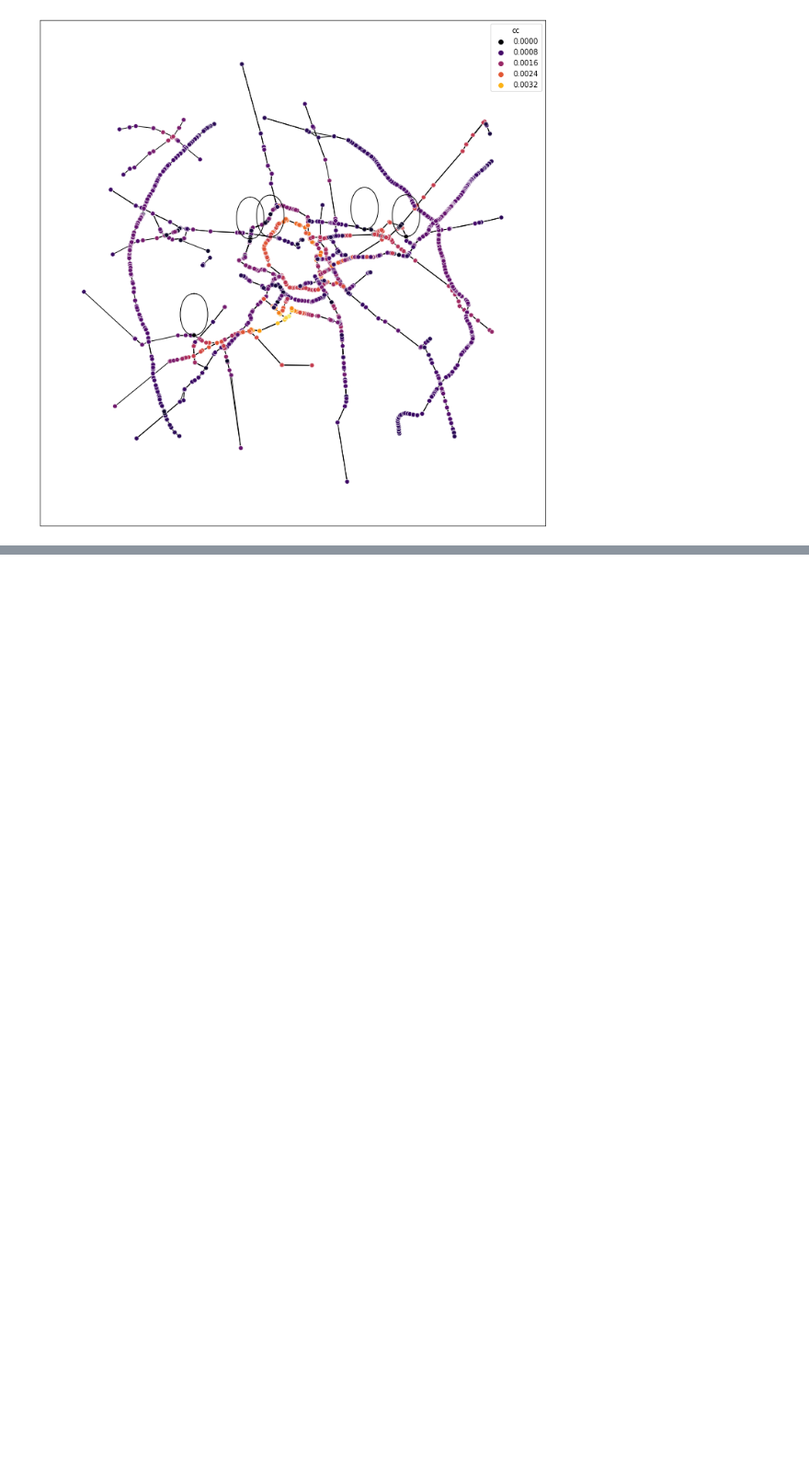
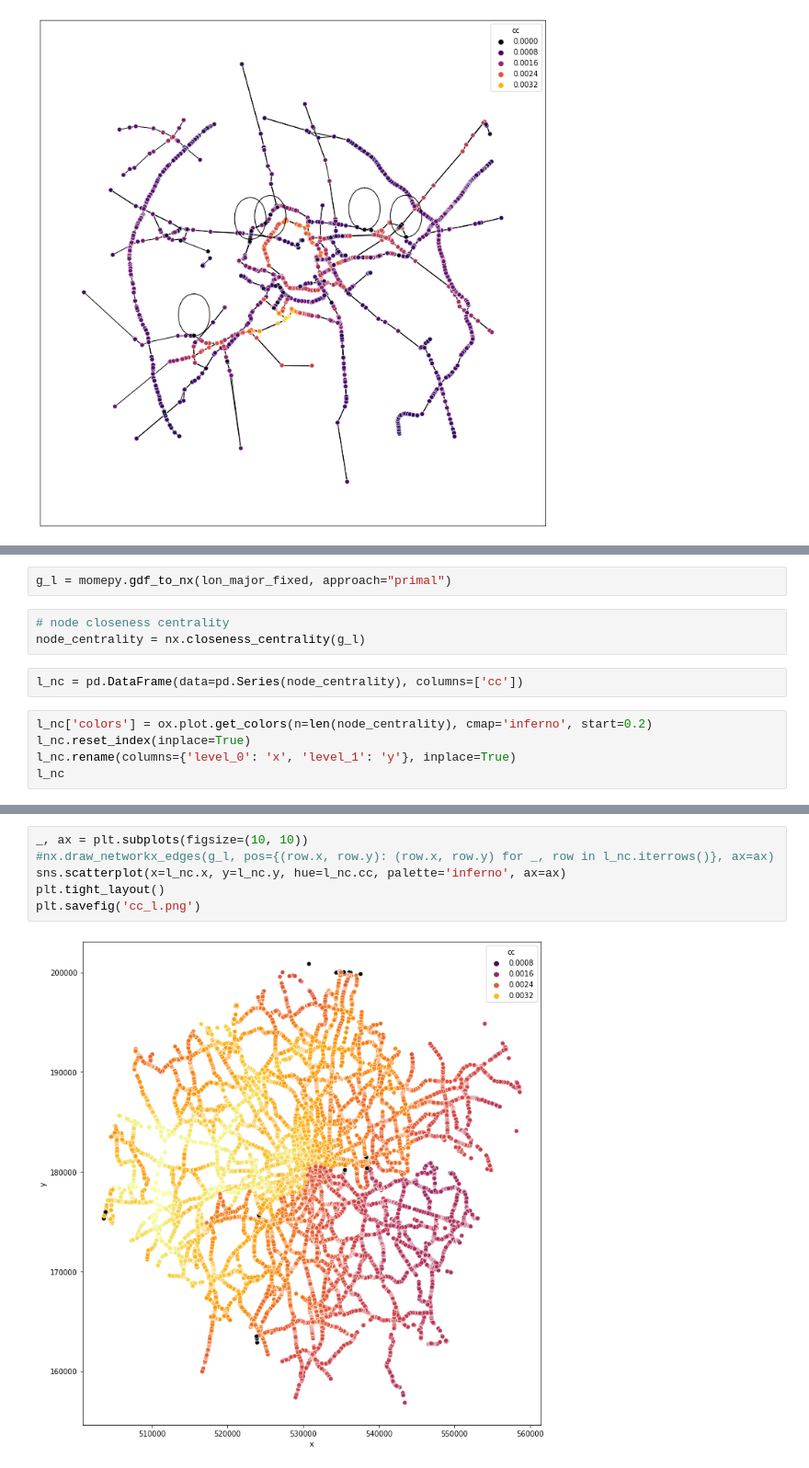
Before and after one commit to akazukin5151/comparative-accessibility, a Jupyter notebook: centrality.ipynb, the cells around one changed output, grey strips where cells are left out. Shown: that part at 92% size. Drawn from its saved outputs; the diff is of its cells as text; blank space fills up the shorter version.

```diff
--- a/centrality.ipynb
+++ b/centrality.ipynb
@@ -46,0 +135,12 @@ plt.savefig('cc.png')
+# %%
+g_l = momepy.gdf_to_nx(lon_major_fixed, approach="primal")
+# %%
+# node closeness centrality
+node_centrality = nx.closeness_centrality(g_l)
+# %%
+l_nc = pd.DataFrame(data=pd.Series(node_centrality), columns=['cc'])
+# %%
+l_nc['colors'] = ox.plot.get_colors(n=len(node_centrality), cmap='inferno', start=0.2)
+l_nc.reset_index(inplace=True)
+l_nc.rename(columns={'level_0': 'x', 'level_1': 'y'}, inplace=True)
+l_nc
@@ -46,0 +161,8 @@ plt.savefig('cc.png')
+# %%
+_, ax = plt.subplots(figsize=(10, 10))
+#nx.draw_networkx_edges(g_l, pos={(row.x, row.y): (row.x, row.y) for _, row in l_nc.iterrows()}, ax=ax)
+sns.scatterplot(x=l_nc.x, y=l_nc.y, hue=l_nc.cc, palette='inferno', ax=ax)
+plt.tight_layout()
+plt.savefig('cc_l.png')
+# %% [output]
+[figure, added]
```
Also changed, not shown: parts of 18 cells of this notebook, 4 other files.
